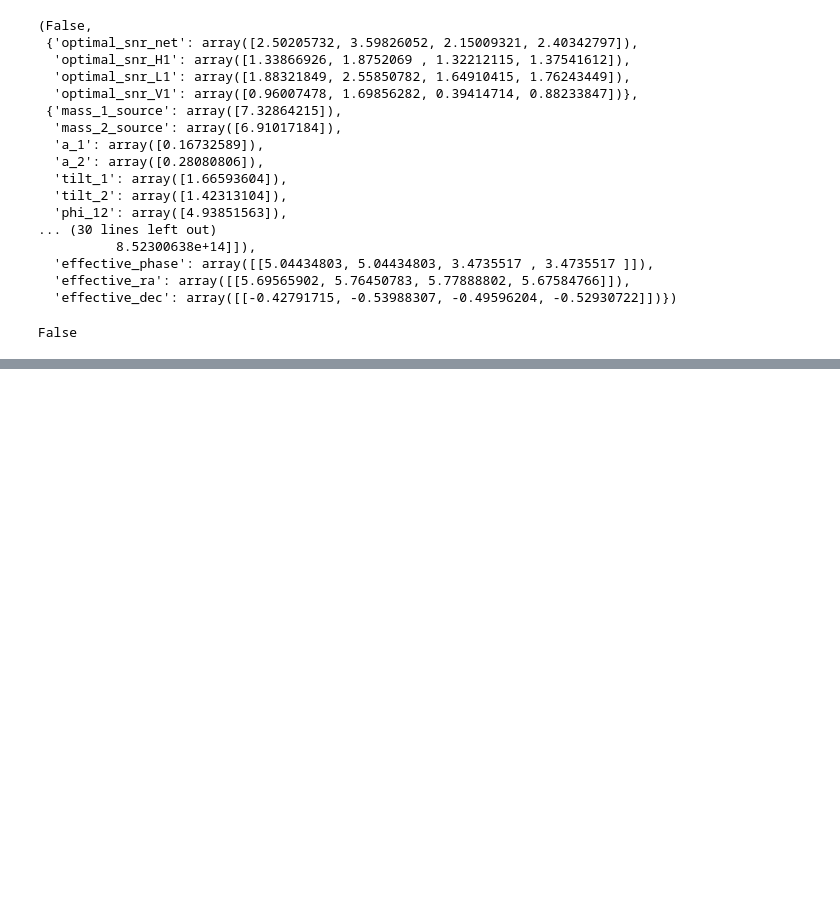
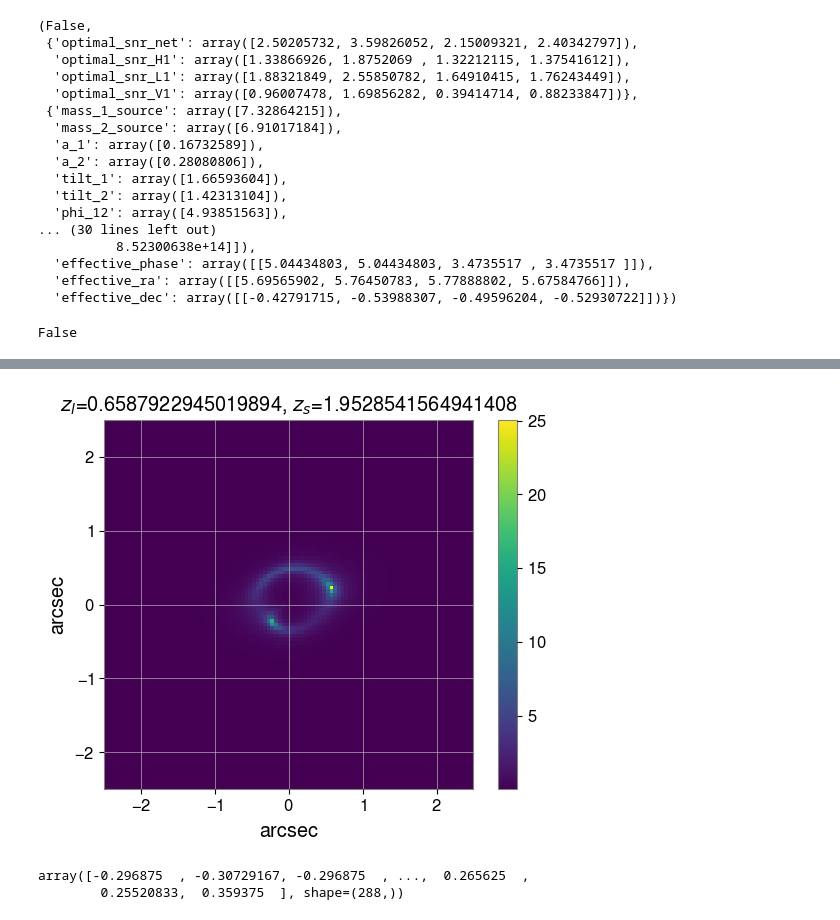
Before and after one commit to disharh/mml-joint-detection, a Jupyter notebook: catalog_gen_test.ipynb, the cells around one changed output, grey strips where cells are left out. Drawn from its saved outputs; the diff is of its cells as text; code cells hidden in the pictures; blank space fills up the shorter version.

```diff
--- a/catalog_gen_test.ipynb
+++ b/catalog_gen_test.ipynb
@@ -181,0 +798,43 @@ False
+# %%
+import numpy as np
+
+numPix = 100
+deltaPix = 0.05
+
+x = np.linspace(-numPix/2*deltaPix, numPix/2*deltaPix, numPix)
+y = np.linspace(-numPix/2*deltaPix, numPix/2*deltaPix, numPix)
+
+xx, yy = np.meshgrid(x, y)
+beta_x, beta_y = lens_model.ray_shooting(xx, yy, kwargs_lens)
+image = source_model.surface_brightness(beta_x, beta_y, kwargs_source)
+# %%
+import matplotlib.pyplot as plt
+
+plt.imshow(image, origin='lower', extent=[x.min(), x.max(), y.min(), y.max()])
+plt.colorbar()
+#plt.scatter(x_images, y_images, marker='*', color='red', s=80)
+from lenstronomy.LensModel.lens_model_extensions import LensModelExtensions
+
+lens_ext = LensModelExtensions(lens_model)
+
+ra_crit, dec_crit = lens_ext.critical_curve_tiling(kwargs_lens)
+
+for i in range(len(ra_crit)):
+    plt.plot(ra_crit[i], dec_crit[i], color='orange')
+
+beta_crit_x, beta_crit_y = lens_model.ray_shooting(ra_crit, dec_crit, kwargs_lens)
+
+for i in range(len(beta_crit_x)):
+    plt.plot(beta_crit_x[i], beta_crit_y[i], color='yellow')
+
+plt.title(f"$z_l$={cat['zl'][0]}, $z_s$={cat['z_source'][0]}")
+plt.xlabel("arcsec")
+plt.ylabel("arcsec")
+plt.show()
+# %% [output]
+[figure, added]
+# %%
+ra_crit
+# %% [output]
+array([-0.296875  , -0.30729167, -0.296875  , ...,  0.265625  ,
+        0.25520833,  0.359375  ], shape=(288,))
```
Also changed, not shown: parts of 9 cells of this notebook, 8 other files.
